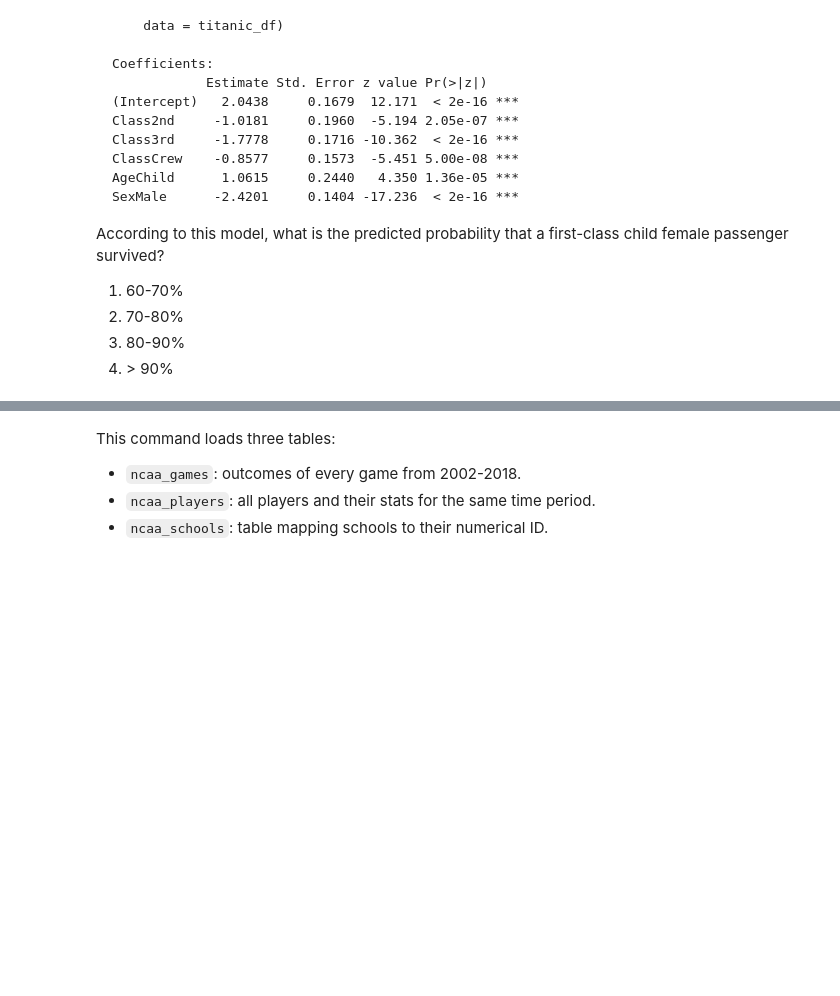
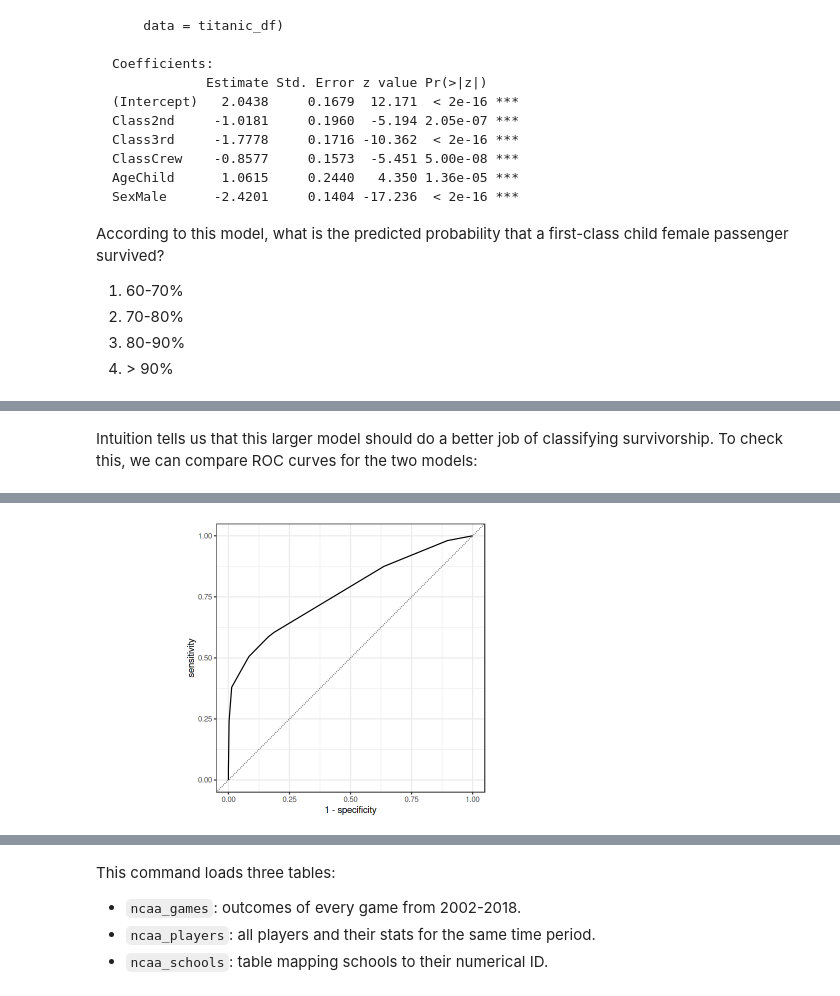
Before and after one commit to stats306/w23, a Jupyter notebook: lectures/week14/lecture20.ipynb, the cells around one changed output, grey strips where cells are left out. Saved outputs shown, nothing was run; the diff lists cells and outputs as text; code cells hidden in the pictures; blank space fills up the shorter version.

```diff
--- a/lectures/week14/lecture20.ipynb
+++ b/lectures/week14/lecture20.ipynb
@@ -235,0 +477,3 @@ According to this model, what is the predicted probability that a first-class ch
+# %%
+mdl2 <- glm(Survived ~ (Class + Age + Sex)^3, data = titanic_df, family = "binomial")
+mdl2
@@ -235,0 +498,6 @@ According to this model, what is the predicted probability that a first-class ch
+# %% [markdown]
+Intuition tells us that this larger model should do a better job of classifying survivorship. To check this, we can compare ROC curves for the two models:
+# %%
+roc2 <- titanic_df %>% add_predictions(mdl2) %>% roc_curve(factor(!Survived), pred)
+autoplot(roc2)
+# %% [output]
@@ -235,0 +506 @@ According to this model, what is the predicted probability that a first-class ch
+[figure, added]
```
Also changed, not shown: parts of 47 cells of this notebook.
